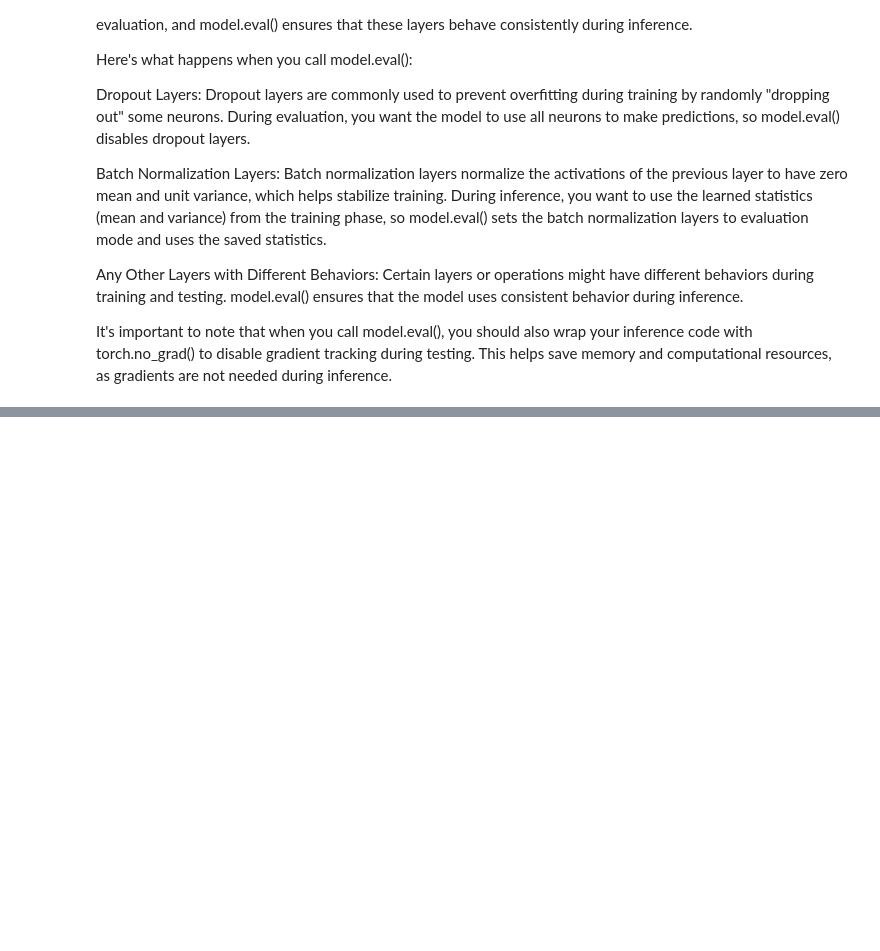
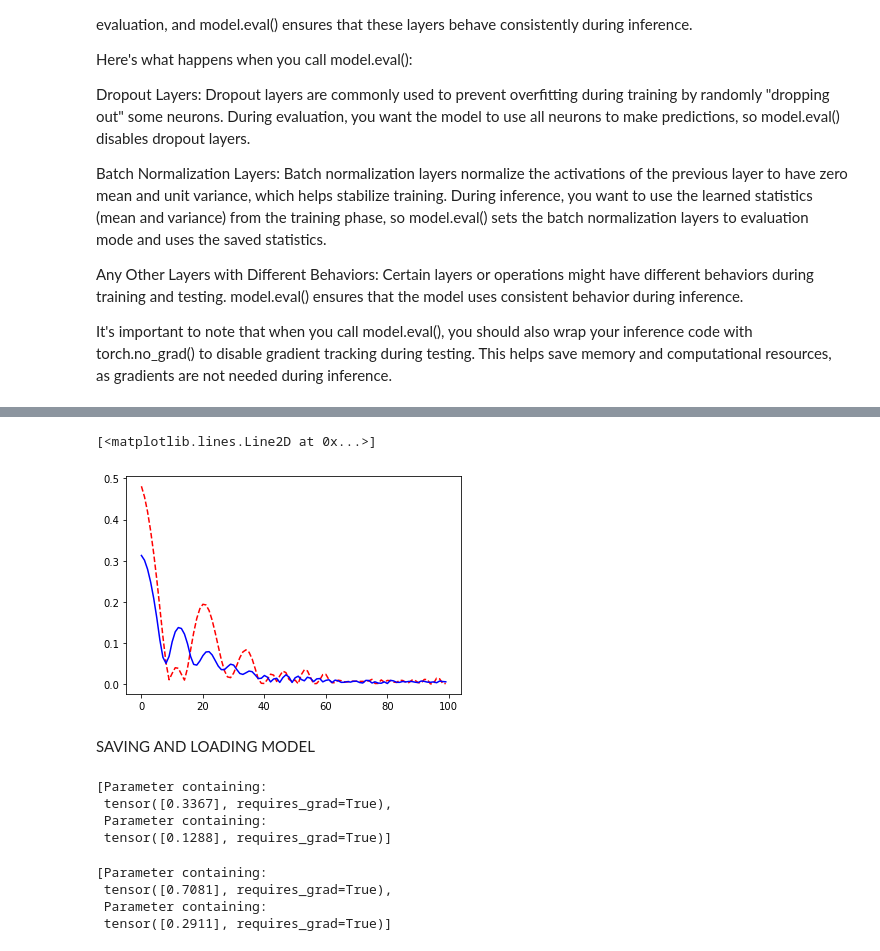
Before and after one commit to subhash137/pytorch, a Jupyter notebook: pytorch_workflow.ipynb, the cells around one changed output, grey strips where cells are left out. Cells and saved outputs as stored; diff of their text form; code cells hidden in the pictures; blank space fills up the shorter version.

```diff
--- a/pytorch_workflow.ipynb
+++ b/pytorch_workflow.ipynb
@@ -282,0 +347,8 @@ It's important to note that when you call model.eval(), you should also wrap you
+# %%
+plt.plot(epoch_count,test_loss,'r--')
+plt.plot(epoch_count,train_loss,'b-')
+# %% [output]
+[<matplotlib.lines.Line2D at 0x...>]
+[figure, added]
+# %% [markdown]
+SAVING AND LOADING MODEL
@@ -282,0 +366,17 @@ It's important to note that when you call model.eval(), you should also wrap you
+# %%
+model2 = LinearregressionModel()
+
+list(model2.parameters())
+# %% [output]
+[Parameter containing:
+ tensor([0.3367], requires_grad=True),
+ Parameter containing:
+ tensor([0.1288], requires_grad=True)]
+# %%
+model2.load_state_dict(torch.load('models/model.pth'))
+list(model2.parameters())
+# %% [output]
+[Parameter containing:
+ tensor([0.7081], requires_grad=True),
+ Parameter containing:
+ tensor([0.2911], requires_grad=True)]
```
Also changed, not shown: parts of 13 cells of this notebook, 9 other files.
